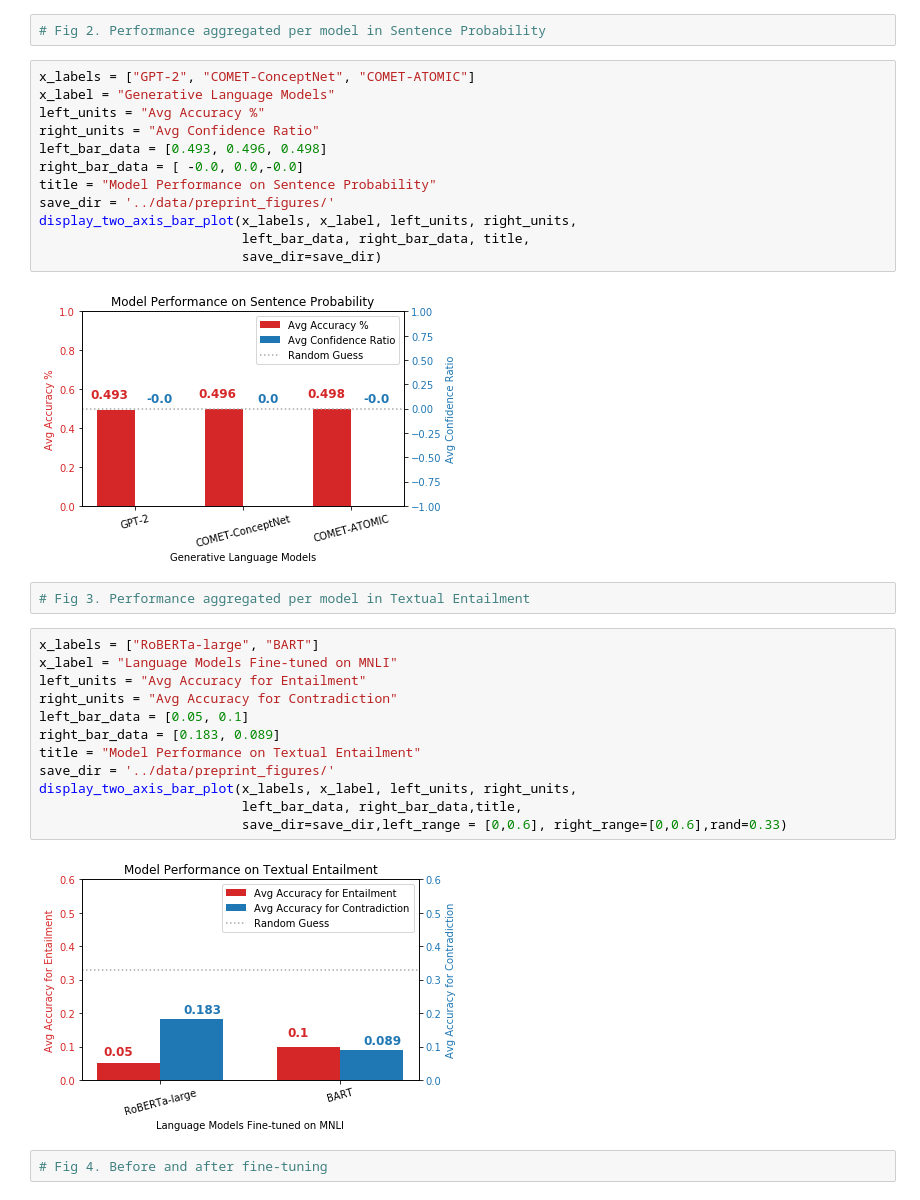
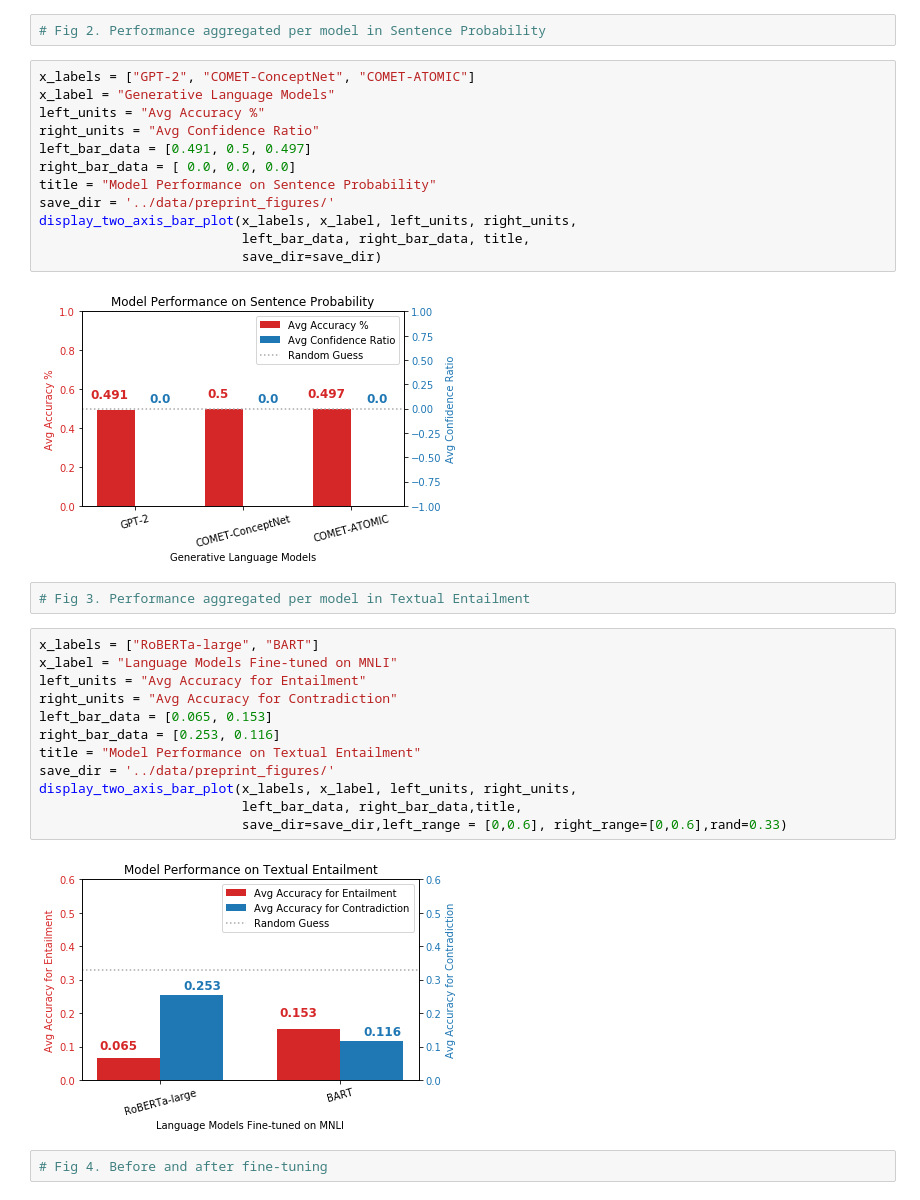
Before and after one commit to shaoxia57/common_sense_embedding_analysis, a Jupyter notebook: plot_nbs/Generate_Plots_Preprint.ipynb, the cells around one changed output. Saved outputs shown, nothing was run; the diff lists cells and outputs as text.

```diff
--- a/plot_nbs/Generate_Plots_Preprint.ipynb
+++ b/plot_nbs/Generate_Plots_Preprint.ipynb
@@ -37,31 +34,31 @@ x_labels = ["GPT-2", "COMET-ConceptNet", "COMET-ATOMIC"]
 x_label = "Generative Language Models"
 left_units = "Avg Accuracy %"
 right_units = "Avg Confidence Ratio"
-left_bar_data = [0.493, 0.496, 0.498]
-right_bar_data = [ -0.0, 0.0,-0.0]
+left_bar_data = [0.491, 0.5, 0.497]
+right_bar_data = [ 0.0, 0.0, 0.0]
 title = "Model Performance on Sentence Probability"
 save_dir = '../data/preprint_figures/'
 display_two_axis_bar_plot(x_labels, x_label, left_units, right_units,
                           left_bar_data, right_bar_data, title,
                           save_dir=save_dir)
 # %% [output]
-[figure, old version]
+[figure, new version]
 # %%
 # Fig 3. Performance aggregated per model in Textual Entailment
 # %%
 x_labels = ["RoBERTa-large", "BART"]
 x_label = "Language Models Fine-tuned on MNLI"
 left_units = "Avg Accuracy for Entailment"
 right_units = "Avg Accuracy for Contradiction"
-left_bar_data = [0.05, 0.1]
-right_bar_data = [0.183, 0.089]
+left_bar_data = [0.065, 0.153]
+right_bar_data = [0.253, 0.116]
 title = "Model Performance on Textual Entailment"
 save_dir = '../data/preprint_figures/'
 display_two_axis_bar_plot(x_labels, x_label, left_units, right_units,
                           left_bar_data, right_bar_data,title,
                           save_dir=save_dir,left_range = [0,0.6], right_range=[0,0.6],rand=0.33)
 # %% [output]
-[figure, old version]
+[figure, new version]
 # %%
 # Fig 4. Before and after fine-tuning
 # %%
```
Also changed, not shown: parts of 10 cells of this notebook, 12 other files.
